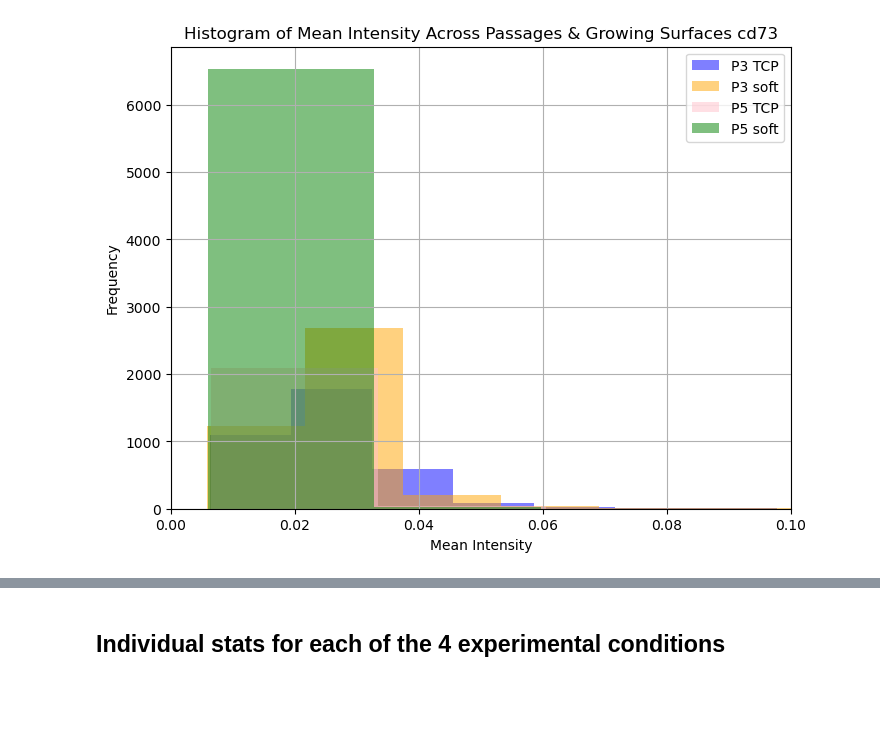
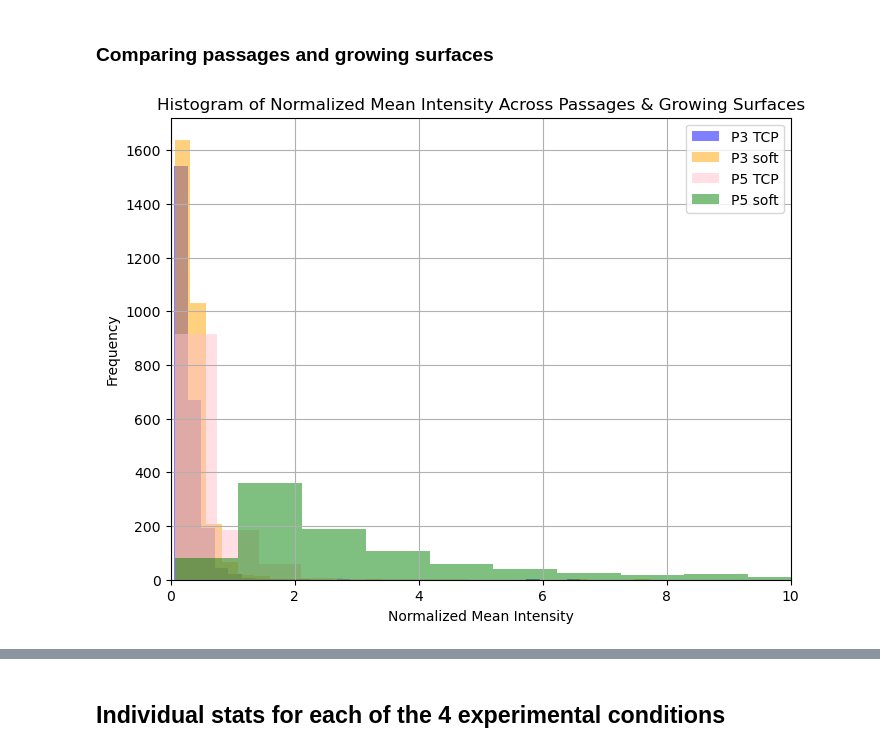
Before and after one commit to GhoshLabEng/Pegah_ML_Stemness_Predictor_Project, a Jupyter notebook: intensity_histogram.ipynb, the cells around one changed output, grey strips where cells are left out. Saved outputs shown, nothing was run; the diff lists cells and outputs as text; code cells hidden in the pictures; blank space fills up the shorter version.

```diff
--- a/intensity_histogram.ipynb
+++ b/intensity_histogram.ipynb
@@ -112,33 +107,30 @@ plt.show()
+# %% [markdown]
+### Comparing passages and growing surfaces
 # %%
-import pandas as pd
 import matplotlib.pyplot as plt
 
-# Read the excel file
-file_path = '/Users/pegaheizad/Desktop/Ghosh_lab/data_files/cd73_data.xlsx'
-df = pd.read_excel(file_path)
-
 # Separate data based on growing surface
-p3TCP_data = df[(df['Metadata_Passage'] == 3) & (df['Metadata_GrowingSurface'] == 'TCP')]['Intensity_MeanIntensity_cells']
-p3soft_data = df[(df['Metadata_Passage'] == 3) & (df['Metadata_GrowingSurface'] == 'soft')]['Intensity_MeanIntensity_cells']
-p5TCP_data = df[(df['Metadata_Passage'] == 5) & (df['Metadata_GrowingSurface'] == 'TCP')]['Intensity_MeanIntensity_cells']
-p5soft_data = df[(df['Metadata_Passage'] == 5) & (df['Metadata_GrowingSurface'] == 'soft')]['Intensity_MeanIntensity_cells']
+p3TCP_data = normalized_df[normalized_df['Metadata_FileLocation'].str.contains('P3_TCP')]['Normalized_Intensities']
+p3soft_data = normalized_df[normalized_df['Metadata_FileLocation'].str.contains('P3_soft')]['Normalized_Intensities']
+p5TCP_data = normalized_df[normalized_df['Metadata_FileLocation'].str.contains('P5_TCP')]['Normalized_Intensities']
+p5soft_data = normalized_df[normalized_df['Metadata_FileLocation'].str.contains('P5_soft')]['Normalized_Intensities']
 
 # Create the overlayed histograms
 plt.figure(figsize=(8, 6))
 plt.hist(p3TCP_data, bins=30, alpha=0.5, label='P3 TCP', color='blue')
 plt.hist(p3soft_data, bins=30, alpha=0.5, label='P3 soft', color='orange')
 plt.hist(p5TCP_data, bins=30, alpha=0.5, label='P5 TCP', color='pink')
 plt.hist(p5soft_data, bins=30, alpha=0.5, label='P5 soft', color='green')
-plt.xlim(left=0, right=0.1)
+plt.xlim(left=0, right=10)
 
 # Add titles and labels
-plt.title('Histogram of Mean Intensity Across Passages & Growing Surfaces cd73')
-plt.xlabel('Mean Intensity')
+plt.title('Histogram of Normalized Mean Intensity Across Passages & Growing Surfaces')
+plt.xlabel('Normalized Mean Intensity')
 plt.ylabel('Frequency')
 plt.grid(True)
 plt.legend(loc='upper right')
 
 # Show the plot
 plt.show()
 # %% [output]
-[figure, old version]
+[figure, new version]
```
Also changed, not shown: parts of 13 cells of this notebook, 1 other file.
